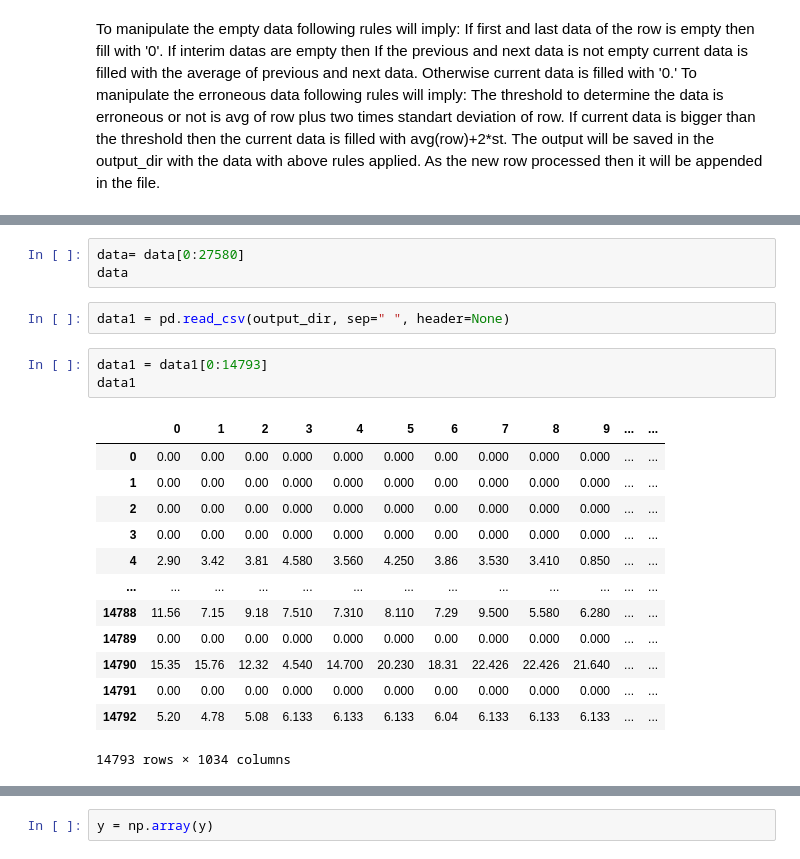
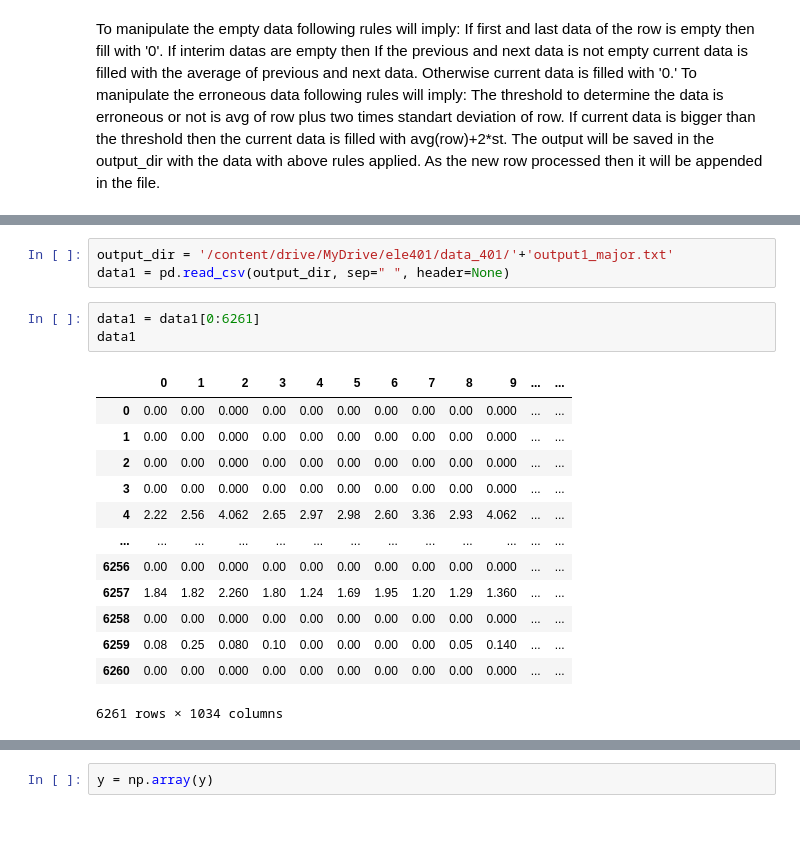
Before and after one commit to selenumo/GraduationProject, a Jupyter notebook: data_preprocessing_401.ipynb, the cells around one changed output, grey strips where cells are left out. Cells and saved outputs as stored; diff of their text form; blank space fills up the shorter version.

```diff
--- a/data_preprocessing_401.ipynb
+++ b/data_preprocessing_401.ipynb
@@ -174,25 +241,23 @@ data
-# %%
-data= data[0:27580]
-data
 # %%
+output_dir = '/content/drive/MyDrive/ele401/data_401/'+'output1_major.txt'
 data1 = pd.read_csv(output_dir, sep=" ", header=None)
 # %%
-data1 = data1[0:14793]
+data1 = data1[0:6261]
 data1
 # %% [output]
 |  | 0 | 1 | 2 | 3 | 4 | 5 | 6 | 7 | 8 | 9 | ... | ... |
-| 0 | 0.00 | 0.00 | 0.00 | 0.000 | 0.000 | 0.000 | 0.00 | 0.000 | 0.000 | 0.000 | ... | ... |
-| 1 | 0.00 | 0.00 | 0.00 | 0.000 | 0.000 | 0.000 | 0.00 | 0.000 | 0.000 | 0.000 | ... | ... |
-| 2 | 0.00 | 0.00 | 0.00 | 0.000 | 0.000 | 0.000 | 0.00 | 0.000 | 0.000 | 0.000 | ... | ... |
-| 3 | 0.00 | 0.00 | 0.00 | 0.000 | 0.000 | 0.000 | 0.00 | 0.000 | 0.000 | 0.000 | ... | ... |
-| 4 | 2.90 | 3.42 | 3.81 | 4.580 | 3.560 | 4.250 | 3.86 | 3.530 | 3.410 | 0.850 | ... | ... |
+| 0 | 0.00 | 0.00 | 0.000 | 0.00 | 0.00 | 0.00 | 0.00 | 0.00 | 0.00 | 0.000 | ... | ... |
+| 1 | 0.00 | 0.00 | 0.000 | 0.00 | 0.00 | 0.00 | 0.00 | 0.00 | 0.00 | 0.000 | ... | ... |
+| 2 | 0.00 | 0.00 | 0.000 | 0.00 | 0.00 | 0.00 | 0.00 | 0.00 | 0.00 | 0.000 | ... | ... |
+| 3 | 0.00 | 0.00 | 0.000 | 0.00 | 0.00 | 0.00 | 0.00 | 0.00 | 0.00 | 0.000 | ... | ... |
+| 4 | 2.22 | 2.56 | 4.062 | 2.65 | 2.97 | 2.98 | 2.60 | 3.36 | 2.93 | 4.062 | ... | ... |
 | ... | ... | ... | ... | ... | ... | ... | ... | ... | ... | ... | ... | ... |
-| 14788 | 11.56 | 7.15 | 9.18 | 7.510 | 7.310 | 8.110 | 7.29 | 9.500 | 5.580 | 6.280 | ... | ... |
-| 14789 | 0.00 | 0.00 | 0.00 | 0.000 | 0.000 | 0.000 | 0.00 | 0.000 | 0.000 | 0.000 | ... | ... |
-| 14790 | 15.35 | 15.76 | 12.32 | 4.540 | 14.700 | 20.230 | 18.31 | 22.426 | 22.426 | 21.640 | ... | ... |
-| 14791 | 0.00 | 0.00 | 0.00 | 0.000 | 0.000 | 0.000 | 0.00 | 0.000 | 0.000 | 0.000 | ... | ... |
-| 14792 | 5.20 | 4.78 | 5.08 | 6.133 | 6.133 | 6.133 | 6.04 | 6.133 | 6.133 | 6.133 | ... | ... |
+| 6256 | 0.00 | 0.00 | 0.000 | 0.00 | 0.00 | 0.00 | 0.00 | 0.00 | 0.00 | 0.000 | ... | ... |
+| 6257 | 1.84 | 1.82 | 2.260 | 1.80 | 1.24 | 1.69 | 1.95 | 1.20 | 1.29 | 1.360 | ... | ... |
+| 6258 | 0.00 | 0.00 | 0.000 | 0.00 | 0.00 | 0.00 | 0.00 | 0.00 | 0.00 | 0.000 | ... | ... |
+| 6259 | 0.08 | 0.25 | 0.080 | 0.10 | 0.00 | 0.00 | 0.00 | 0.00 | 0.05 | 0.140 | ... | ... |
+| 6260 | 0.00 | 0.00 | 0.000 | 0.00 | 0.00 | 0.00 | 0.00 | 0.00 | 0.00 | 0.000 | ... | ... |
-14793 rows × 1034 columns
+6261 rows × 1034 columns
 # %%
 data_final = pd.concat([data,data1])
 data_final
```
Also changed, not shown: parts of 29 cells of this notebook.
